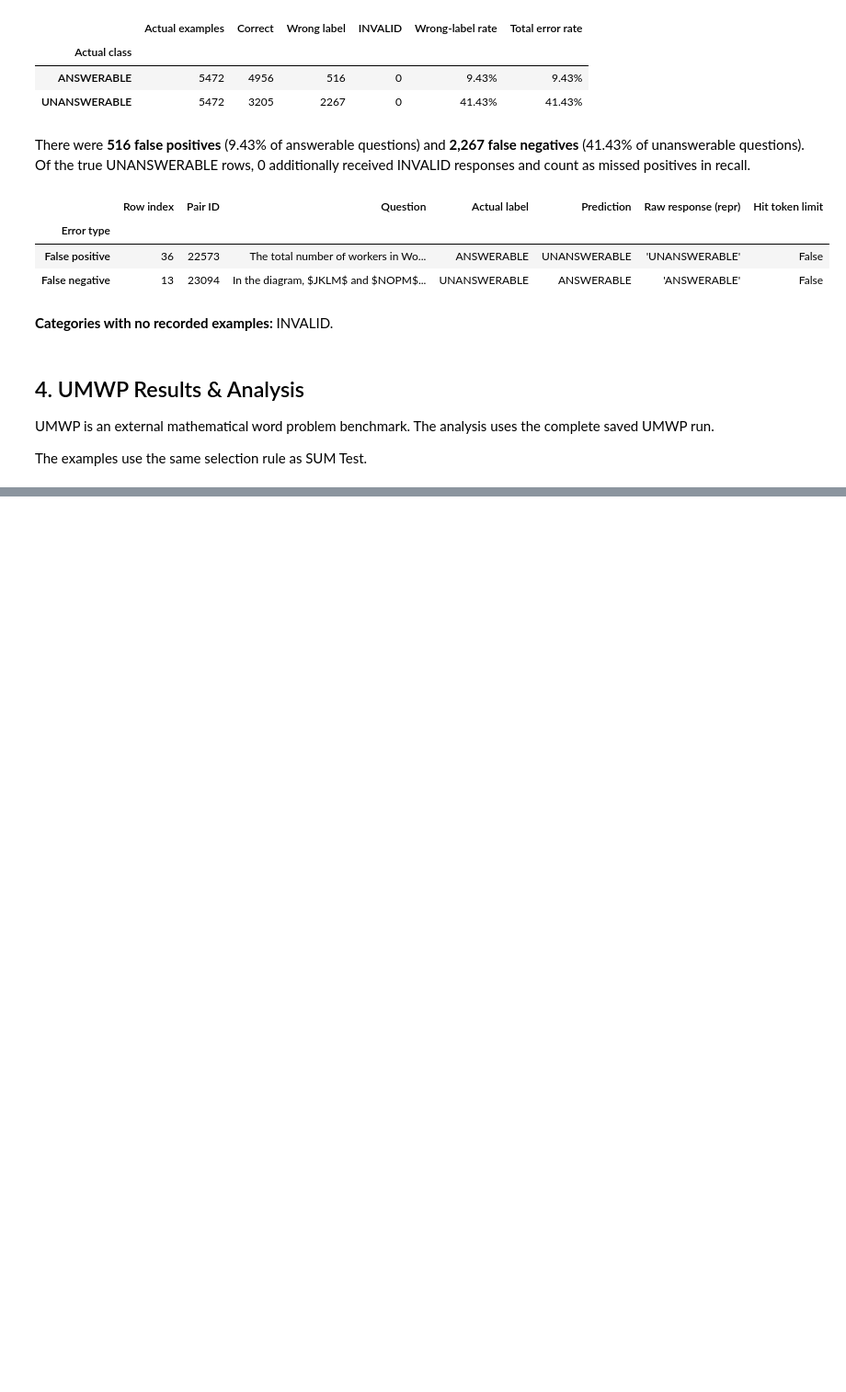
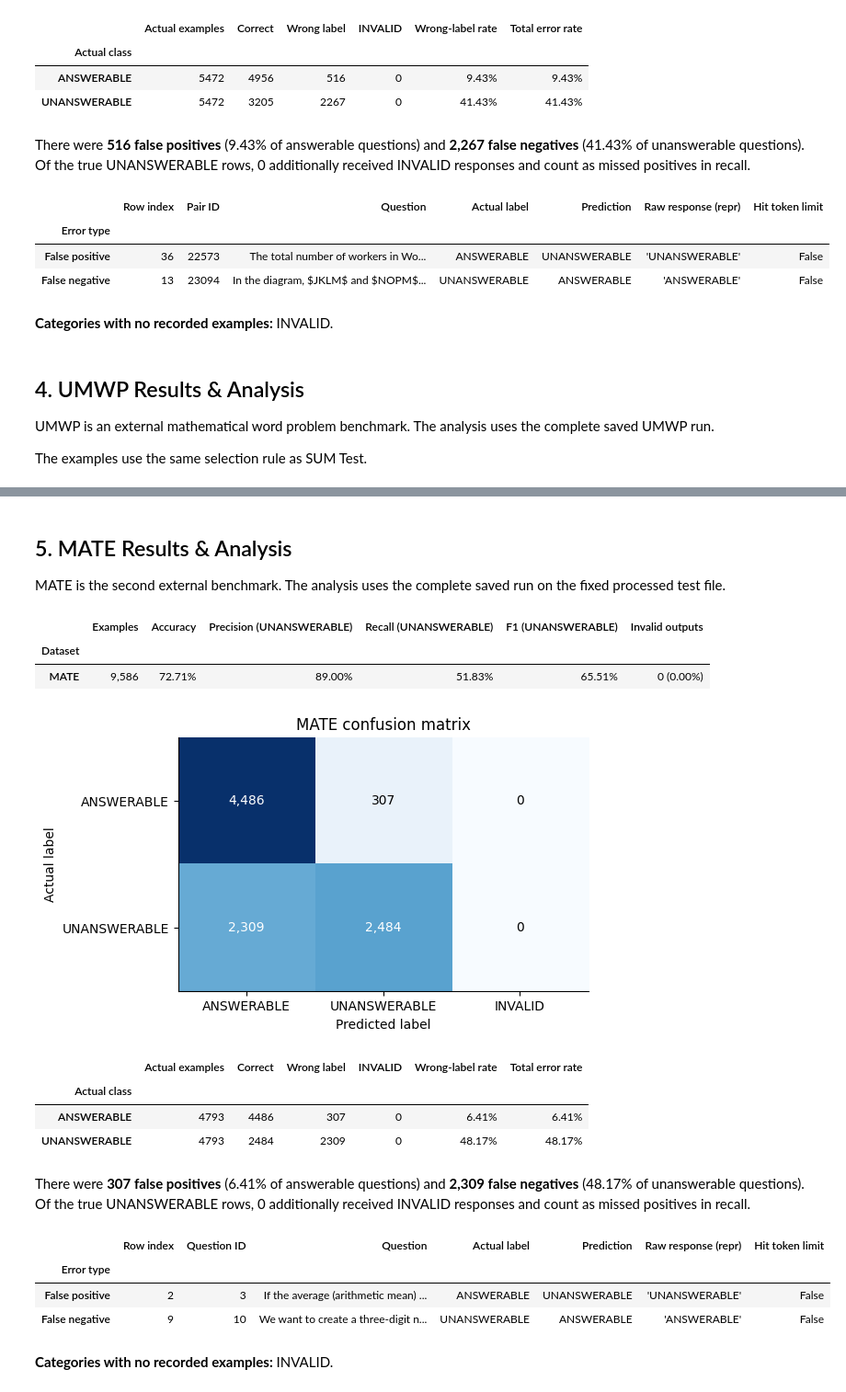
Before and after one commit to Janissary09/CDS1092_NLP_Project, a Jupyter notebook: notebooks/09_mistral_evaluation_analysis.ipynb, the cells around one changed output, grey strips where cells are left out. Shown at 92% size. Drawn from its saved outputs; the diff is of its cells as text; code cells hidden in the pictures; blank space fills up the shorter version.

```diff
--- a/notebooks/09_mistral_evaluation_analysis.ipynb
+++ b/notebooks/09_mistral_evaluation_analysis.ipynb
@@ -197,7 +205,7 @@ Label:
 
 Confusion matrices show actual labels in rows and predicted labels in columns. A false positive flags an answerable question as unanswerable. A false negative marks an unanswerable question as answerable, which can lead a downstream solver to attempt a question with insufficient information. The INVALID column tracks responses outside the two permitted labels. Each heatmap scales its colors to its own counts.
 # %%
-if sum_metrics['invalid_output_policy'] != umwp_metrics['invalid_output_policy']:
+if any(sum_metrics['invalid_output_policy'] != m['invalid_output_policy'] for m in (umwp_metrics, mate_metrics)):
     raise ValueError('Saved runs disagree on the invalid-output policy')
 display(Markdown('**Recorded scoring policy.** ' + sum_metrics['invalid_output_policy']))
 
@@ -205,7 +213,7 @@ display(Markdown('**Recorded scoring policy.** ' + sum_metrics['invalid_output_p
 def show_evaluation(name, metrics, matrix):
     summary = {
         'Examples': f"{metrics['num_examples']:,}",
-        **{label: f'{metrics[key]:.6f}' for label, key in METRICS.items()},
+        **{label: f'{metrics[key]:.2%}' for label, key in METRICS.items()},
         'Invalid outputs': f"{metrics['num_invalid']:,} ({metrics['invalid_rate']:.2%})",
     }
     display(pd.DataFrame([summary], index=pd.Index([name], name='Dataset')))
@@ -335,4 +343,28 @@ There were **100 false positives** (3.85% of answerable questions) and **890 fal
 | False positive | 6 | 7 | The Razorback shop makes $ 210 do... | ANSWERABLE | UNANSWERABLE | 'UNANSWERABLE' | False |
 | False negative | 2602 | 2503 | Randy has 58 blocks. He uses 27 b... | UNANSWERABLE | ANSWERABLE | 'ANSWERABLE' | False |
 **Categories with no recorded examples:** INVALID.
+# %% [markdown]
+## 5. MATE Results & Analysis
+
+MATE is the second external benchmark. The analysis uses the complete saved run on the fixed processed test file.
+# %%
+show_evaluation('MATE', mate_metrics, mate_matrix)
+show_class_errors(mate_matrix)
+display(Markdown(interpret_errors(mate_matrix)))
+show_examples(mate_predictions, 'id')
+# %% [output]
+|  | Examples | Accuracy | Precision (UNANSWERABLE) | Recall (UNANSWERABLE) | F1 (UNANSWERABLE) | Invalid outputs |
+| Dataset |  |  |  |  |  |  |
+| MATE | 9,586 | 72.71% | 89.00% | 51.83% | 65.51% | 0 (0.00%) |
+[figure, added]
+|  | Actual examples | Correct | Wrong label | INVALID | Wrong-label rate | Total error rate |
+| Actual class |  |  |  |  |  |  |
+| ANSWERABLE | 4793 | 4486 | 307 | 0 | 6.41% | 6.41% |
+| UNANSWERABLE | 4793 | 2484 | 2309 | 0 | 48.17% | 48.17% |
+There were **307 false positives** (6.41% of answerable questions) and **2,309 false negatives** (48.17% of unanswerable questions). Of the true UNANSWERABLE rows, 0 additionally received INVALID responses and count as missed positives in recall.
+|  | Row index | Question ID | Question | Actual label | Prediction | Raw response (repr) | Hit token limit |
+| Error type |  |  |  |  |  |  |  |
+| False positive | 2 | 3 | If the average (arithmetic mean) ... | ANSWERABLE | UNANSWERABLE | 'UNANSWERABLE' | False |
+| False negative | 9 | 10 | We want to create a three-digit n... | UNANSWERABLE | ANSWERABLE | 'ANSWERABLE' | False |
+**Categories with no recorded examples:** INVALID.
 # %% [markdown]
```
Also changed, not shown: parts of 8 cells of this notebook, 10 other files.
